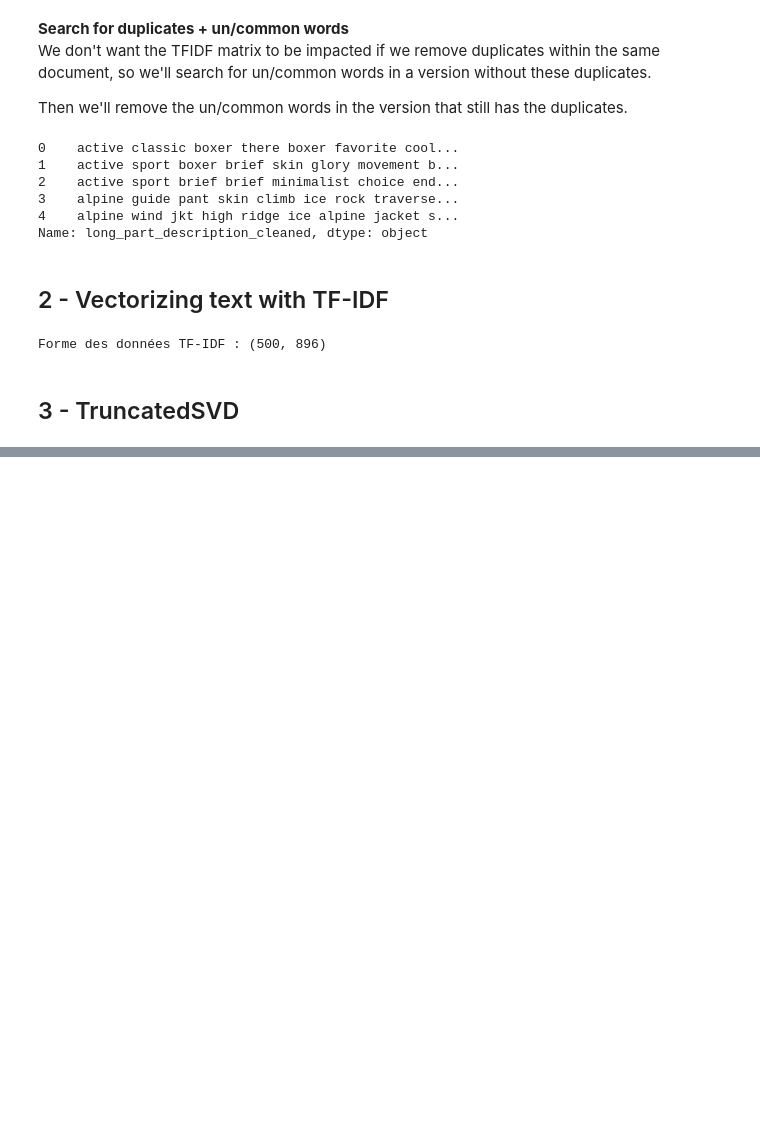
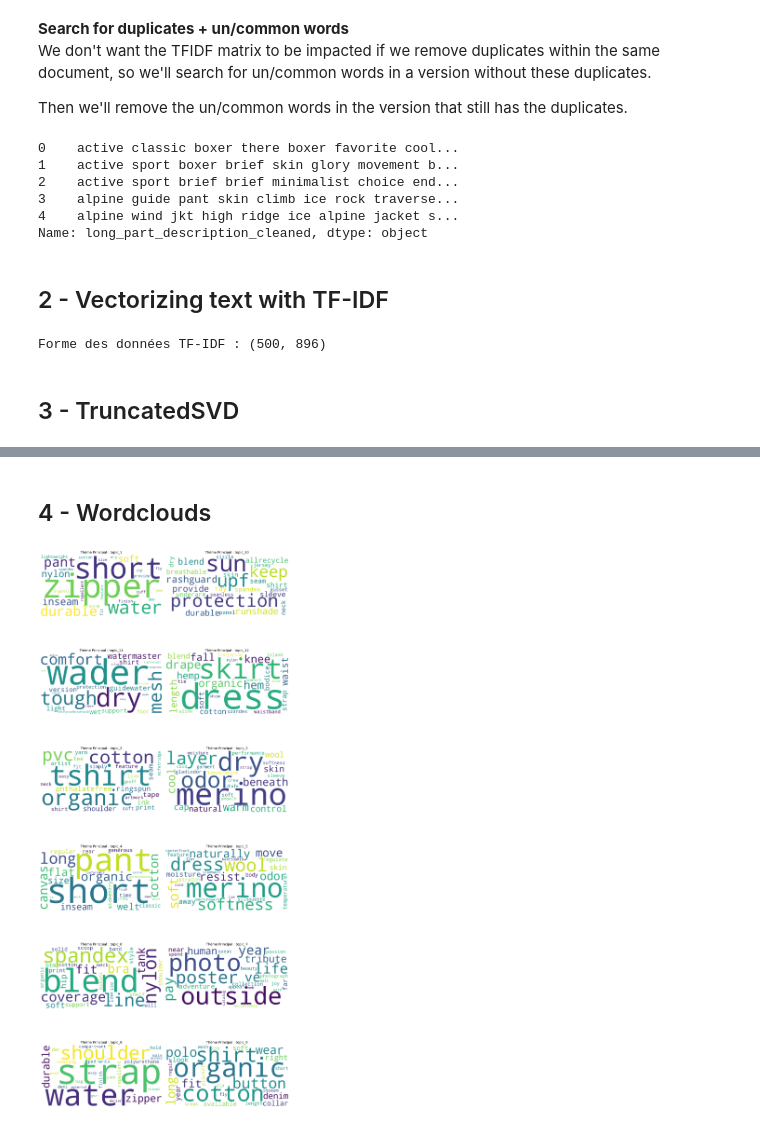
Before and after one commit to ManonFAEDY/Jedha_Bloc_3_NorthFace, a Jupyter notebook: Project_NorthFace.ipynb, the cells around one changed output, grey strips where cells are left out. Cells and saved outputs as stored; diff of their text form; code cells hidden in the pictures; blank space fills up the shorter version.

```diff
--- a/Project_NorthFace.ipynb
+++ b/Project_NorthFace.ipynb
@@ -440,7 +445,12 @@ vocab = vectorizer.get_feature_names_out()
 
 # df to show the link of each document with each topic
 topic_encoded_df = pd.DataFrame(lsa, columns = ["topic_{}".format(i+1) for i in range(n_components)])
+
+# Extract main theme for each document
+main_topic_index = topic_encoded_df.idxmax(axis=1)
+
 topic_encoded_df["text"] = data['long_part_description_cleaned']
+topic_encoded_df["main_topic"] = main_topic_index
 topic_encoded_df.head(5)
 # %% [output]
 |  | topic_1 | topic_2 | topic_3 | topic_4 | topic_5 | topic_6 | topic_7 | topic_8 | topic_9 | topic_10 | topic_11 | ... |
@@ -463,15 +461,0 @@ def get_topic_words(topic_index, n_top_words):
-# %%
-# Choose number of words to display
-n_top_words=25
-
-for i in range(n_components):
-    topic_data = get_topic_words(i, n_top_words=n_top_words)
-
-    wc = WordCloud(width=1000, height=600, background_color='white')
-    wc.generate_from_frequencies(topic_data)
-
-    plt.figure()
-    plt.imshow(wc, interpolation="bilinear")
-    plt.axis("off")
-    plt.title(f"Topic {i+1}")
-    plt.show()
@@ -490,0 +462,39 @@ for i in range(n_components):
+# %% [markdown]
+## 4 - Wordclouds
+# %%
+df_topic_analysis = pd.DataFrame({
+    'description': topic_encoded_df['text'],
+    'main_topic': main_topic_index
+})
+
+# Group the complete descriptions by their main theme
+topic_groups = df_topic_analysis.groupby('main_topic')['description'].apply(lambda x: ' '.join(x)).reset_index()
+
+num_topics = len(topic_groups)
+cols = 2
+rows = int(np.ceil(num_topics / cols))
+
+plt.figure(figsize=(15, rows * 6))
+
+for i, row in topic_groups.iterrows():
+    topic_name = row['main_topic']
+    topic_text = row['description']
+
+    wordcloud = WordCloud(
+        width=800,
+        height=400,
+        background_color='white',
+        max_words=25,
+        contour_color='steelblue',
+        collocations=False
+    ).generate(topic_text)
+
+    plt.subplot(rows, cols, i + 1)
+    plt.imshow(wordcloud, interpolation='bilinear')
+    plt.axis("off")
+    plt.title(f"Thème Principal : {topic_name}", fontsize=14)
+
+plt.tight_layout()
+plt.show()
+# %% [output]
+[figure, added]
```
Also changed, not shown: parts of 10 cells of this notebook.
